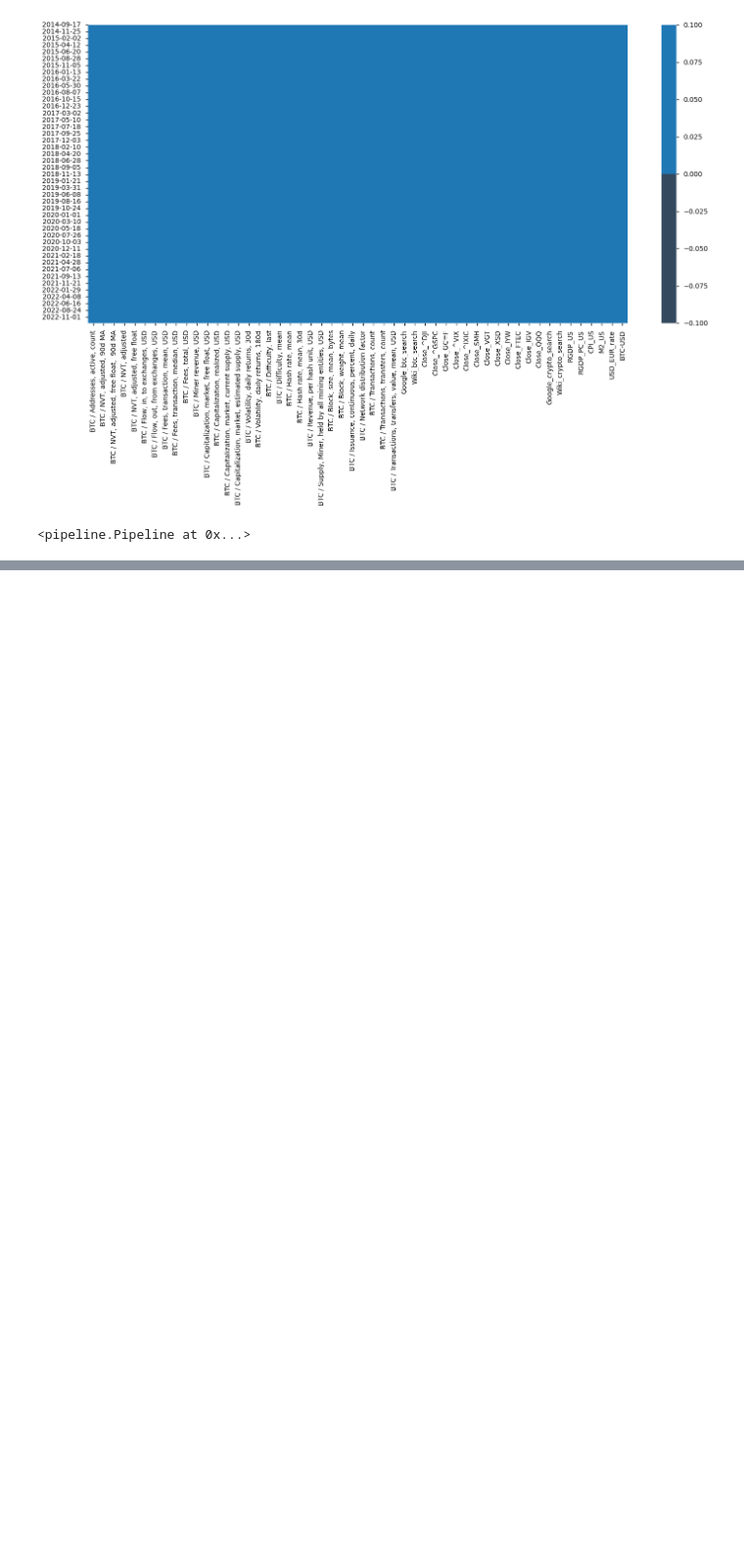
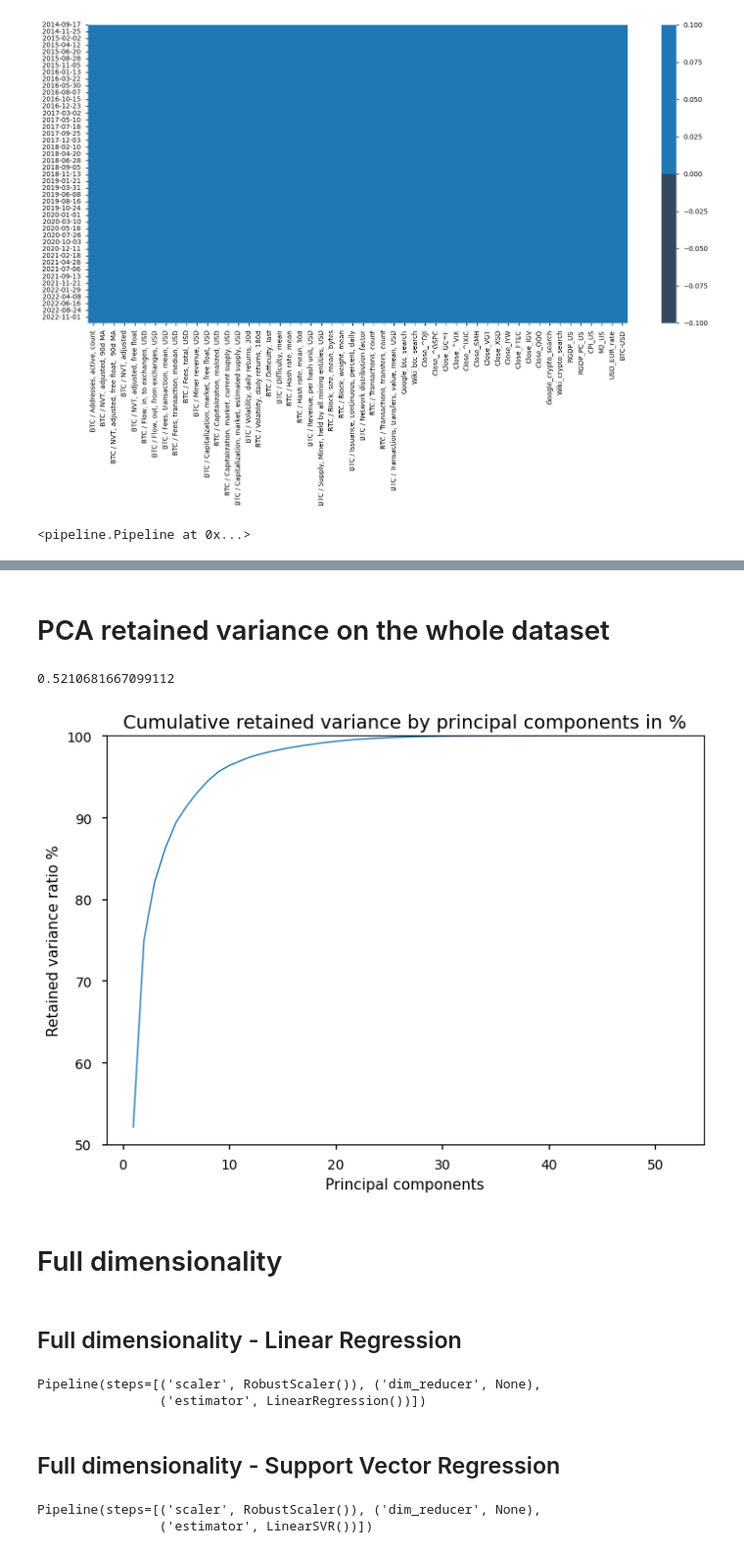
Before and after one commit to Tomas-Barhon/Noise-reduction-and-feature-extraction-with-principal-component-analysis, a Jupyter notebook: Code/btc_analysis.ipynb, the cells around one changed output, grey strips where cells are left out. Shown at 98% size. Cells and saved outputs as stored; diff of their text form; code cells hidden in the pictures; blank space fills up the shorter version.

```diff
--- a/Code/btc_analysis.ipynb
+++ b/Code/btc_analysis.ipynb
@@ -69,0 +92,30 @@ pipeline.shift_target()
+# %% [markdown]
+# PCA retained variance on the whole dataset
+# %%
+pca = PCA()
+scaler = sklearn.preprocessing.RobustScaler()
+pca.fit_transform(scaler.fit_transform(pipeline.data_10d_shift))
+cumulative_varience_ratio = np.cumsum(pca.explained_variance_ratio_)
+fig = visualizer.draw_cumulative_varience_ratios(cumulative_varience_ratio)
+fig.show()
+# %% [output]
+0.5210681667099112
+[figure, added]
+# %% [markdown]
+# Full dimensionality
+# %% [markdown]
+## Full dimensionality - Linear Regression
+# %%
+pipe = pipeline.assembly_pipeline(estimator = LinearRegression(), dim_reducer = None)
+pipe
+# %% [output]
+Pipeline(steps=[('scaler', RobustScaler()), ('dim_reducer', None),
+                ('estimator', LinearRegression())])
+# %% [markdown]
+## Full dimensionality - Support Vector Regression
+# %%
+pipe = pipeline.assembly_pipeline(estimator = LinearSVR(), dim_reducer = None)
+pipe
+# %% [output]
+Pipeline(steps=[('scaler', RobustScaler()), ('dim_reducer', None),
+                ('estimator', LinearSVR())])
```
Also changed, not shown: parts of 48 cells of this notebook, 5 other files.
